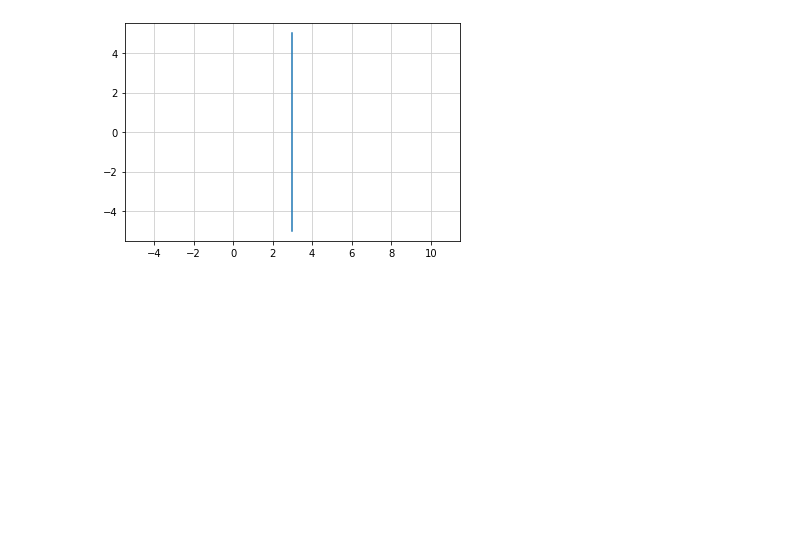
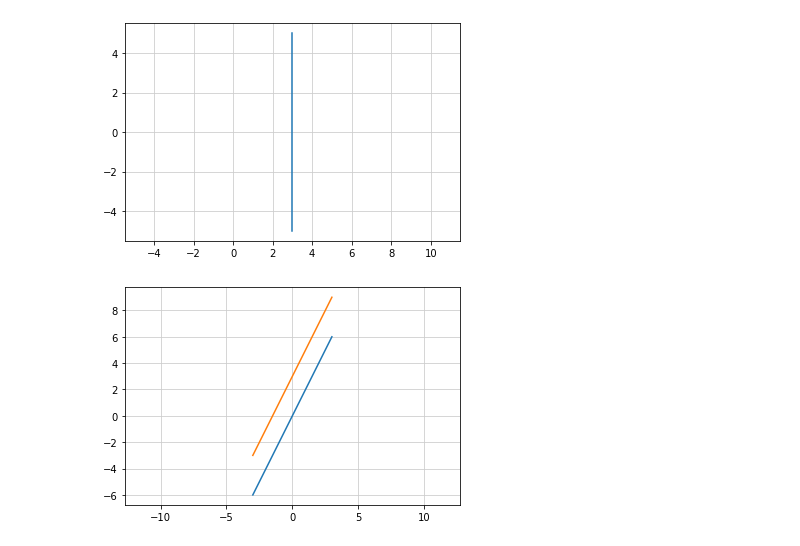
Before and after one commit to 1024xx4/middle_school_math, a Jupyter notebook: graph_straight_line.ipynb, the cells around one changed output. Saved outputs shown, nothing was run; the diff lists cells and outputs as text; code cells hidden in the pictures; blank space fills up the shorter version.

```diff
--- a/graph_straight_line.ipynb
+++ b/graph_straight_line.ipynb
@@ -114,2 +115,24 @@ plt.show()
 # %% [output]
 [figure]
+# %%
+def func_6a(x):
+    return 2 * x
+
+def func_6b(x):
+    return 2 * x + 3
+
+x = []
+y1 = []
+y2 = []
+for i in range(-3, 4):
+    x.append(i)
+    y1.append(func_6a(i))
+    y2.append(func_6b(i))
+
+plt.plot(x, y1)
+plt.plot(x, y2)
+plt.axis('equal')
+plt.grid(color='0.8')
+plt.show()
+# %% [output]
+[figure, added]
```
Also changed, not shown: parts of 1 cell of this notebook.
